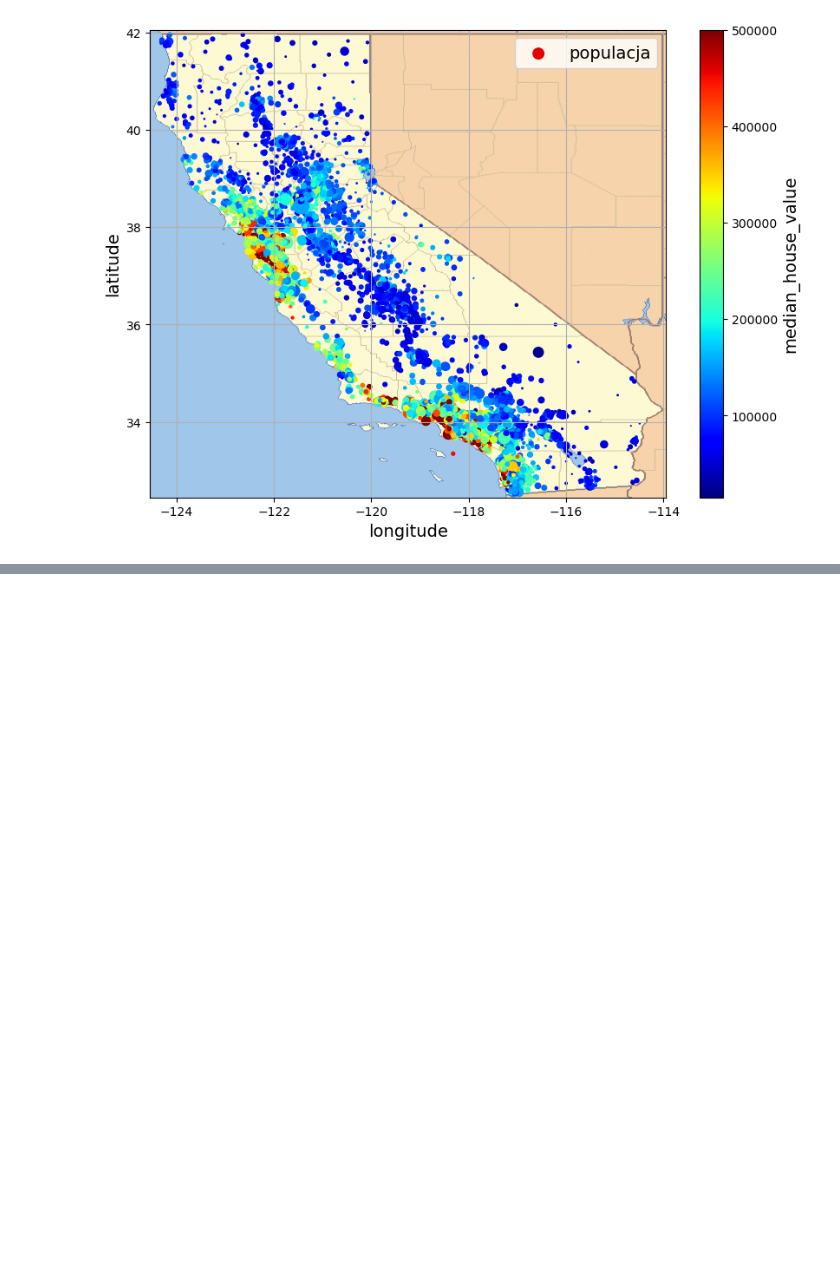
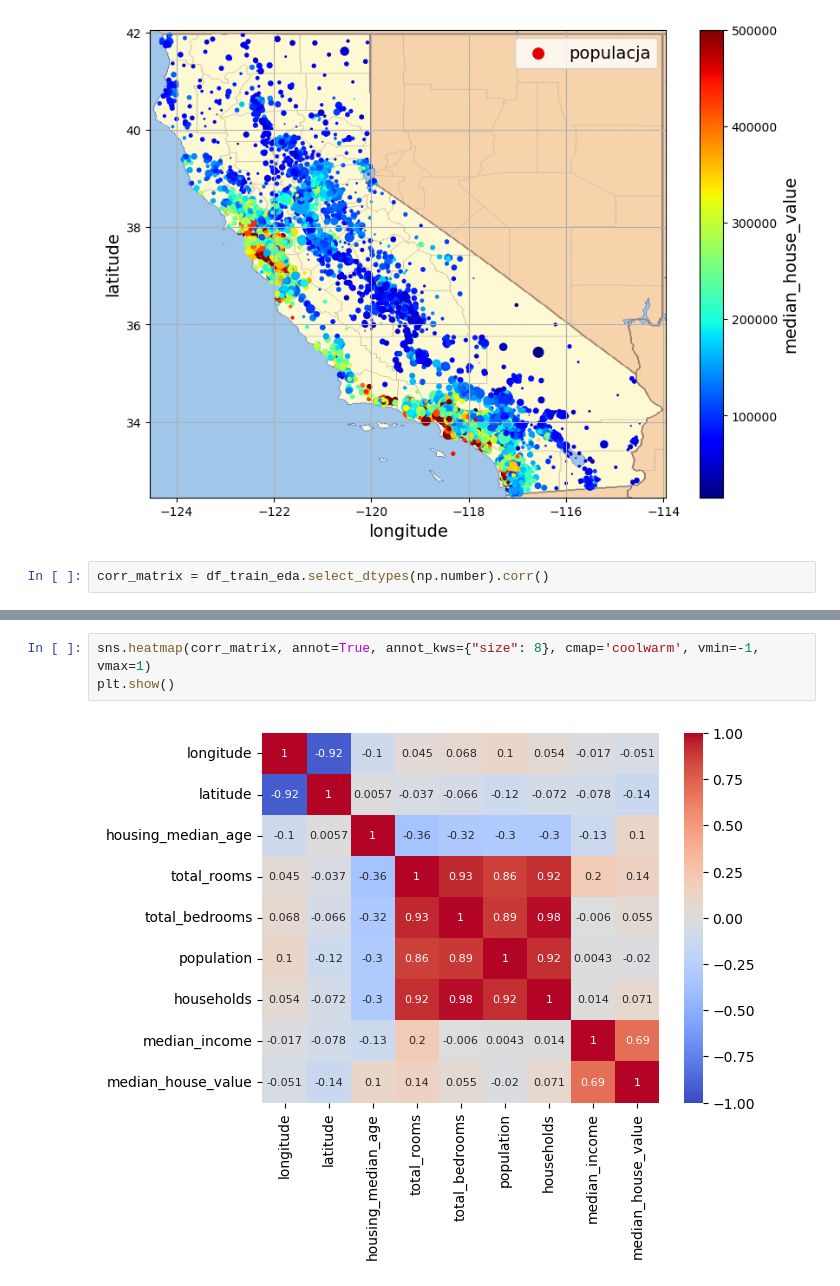
Before and after one commit to SokolowskiMik/WUM, a Jupyter notebook: 02_pierwszy_projekt_uczenia_maszynowego.ipynb, the cells around one changed output, grey strips where cells are left out. Saved outputs shown, nothing was run; the diff lists cells and outputs as text; blank space fills up the shorter version.

```diff
--- a/02_pierwszy_projekt_uczenia_maszynowego.ipynb
+++ b/02_pierwszy_projekt_uczenia_maszynowego.ipynb
@@ -186,3 +167,5 @@ plt.imshow(california_img, extent=axis)
 plt.show()
 # %% [output]
 [figure]
+# %%
+corr_matrix = df_train_eda.select_dtypes(np.number).corr()
@@ -188,0 +185,5 @@ plt.show()
+# %%
+sns.heatmap(corr_matrix, annot=True, annot_kws={"size": 8}, cmap='coolwarm', vmin=-1, vmax=1)
+plt.show()
+# %% [output]
+[figure, added]
```
Also changed, not shown: parts of 8 cells of this notebook.
